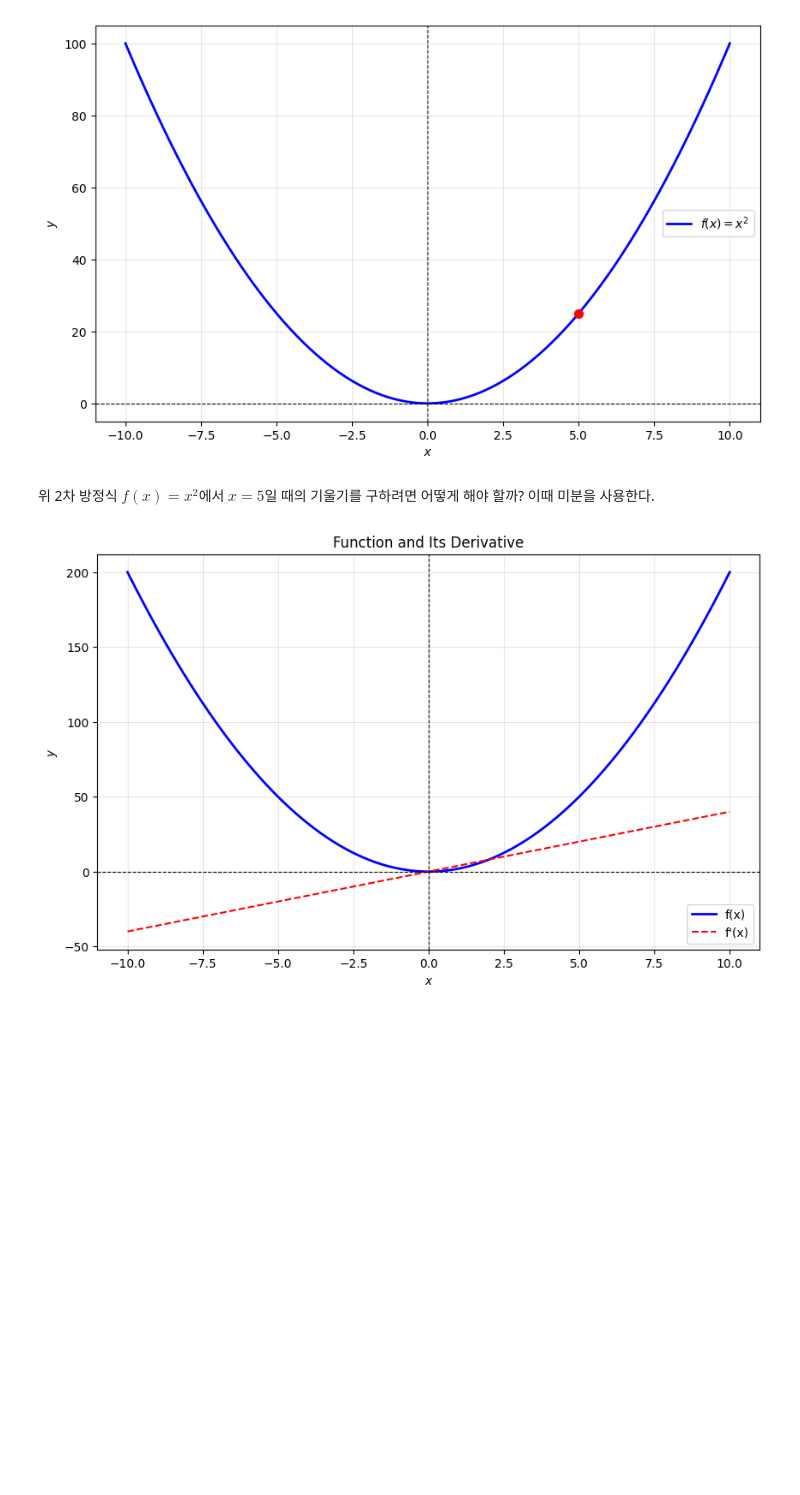
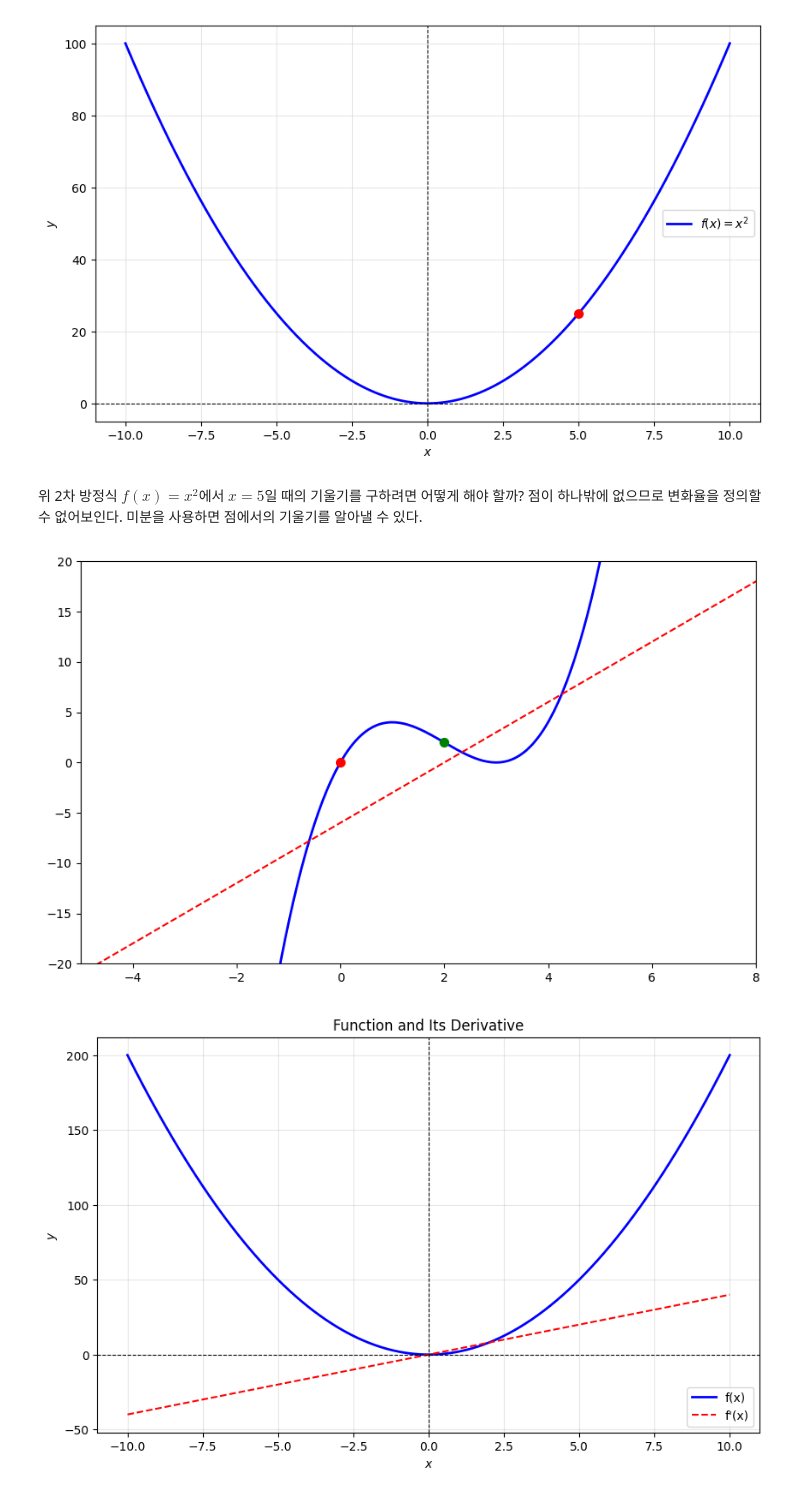
Before and after one commit to songkg7/notebook-playground, a Jupyter notebook: graph/differentiation.ipynb, the cells around one changed output. Drawn from its saved outputs; the diff is of its cells as text; code cells hidden in the pictures; blank space fills up the shorter version.

```diff
--- a/graph/differentiation.ipynb
+++ b/graph/differentiation.ipynb
@@ -19,6 +19,13 @@ import numpy as np
 import matplotlib.pyplot as plt
 from sympy import symbols, diff, lambdify
 
+
+def visualize_simple():
+    # plt.grid(True, alpha=0.3)
+    # plt.xlabel(r"$x$")
+    # plt.ylabel(r"$y$")
+    # plt.legend()
+    plt.show()
 
 def visualize():
     plt.axhline(0, color="black", linewidth=0.8, linestyle="--")
@@ -78,7 +93,29 @@ visualize()
 # %% [output]
 [figure]
 # %% [markdown]
-위 2차 방정식 $f(x) = x^2$에서 $x=5$일 때의 기울기를 구하려면 어떻게 해야 할까? 이때 미분을 사용한다.
+위 2차 방정식 $f(x) = x^2$에서 $x=5$일 때의 기울기를 구하려면 어떻게 해야 할까? 점이 하나밖에 없으므로 변화율을 정의할 수 없어보인다.
+미분을 사용하면 점에서의 기울기를 알아낼 수 있다.
+# %%
+# TODO: 두 점이 서로 수렴할 때 점에서의 기울기를 알아낼 수 있다는 증명 그리기
+x = np.linspace(-10, 10, 500)
+y = x ** 3 - 6 * x ** 2 + 9 * x # f(x) = x^3 - 6x^2 + 9x
+
+# 두 점 선택
+x1, y1 = 0, 0
+x2, y2 = 2, 2
+
+
+plt.figure(figsize=(10, 6))
+plt.plot(x, y, color="blue", linewidth=2)
+plt.xlim(-5, 8)
+plt.ylim(-20, 20)
+
+# x1, x2에서의 접선
+plt.plot(x, 3 * x - 6, color="red", linestyle="--")
+
+visualize_simple()
+# %% [output]
+[figure, added]
 # %%
 # 함수 정의
 def f(x):
```
Also changed, not shown: parts of 2 cells of this notebook.
